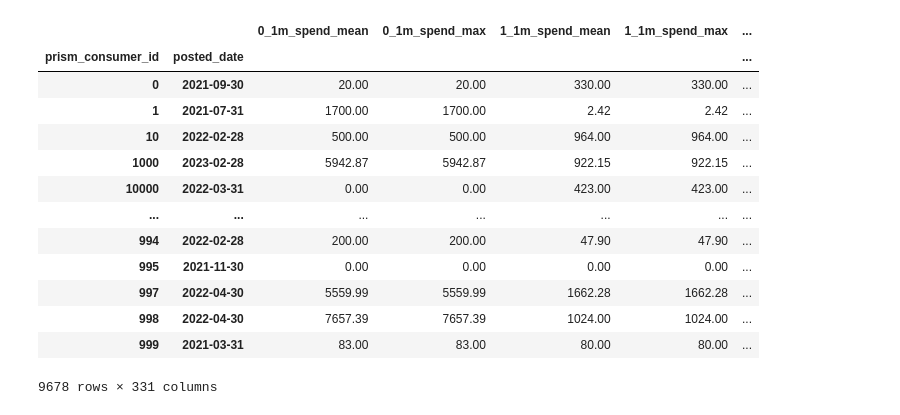
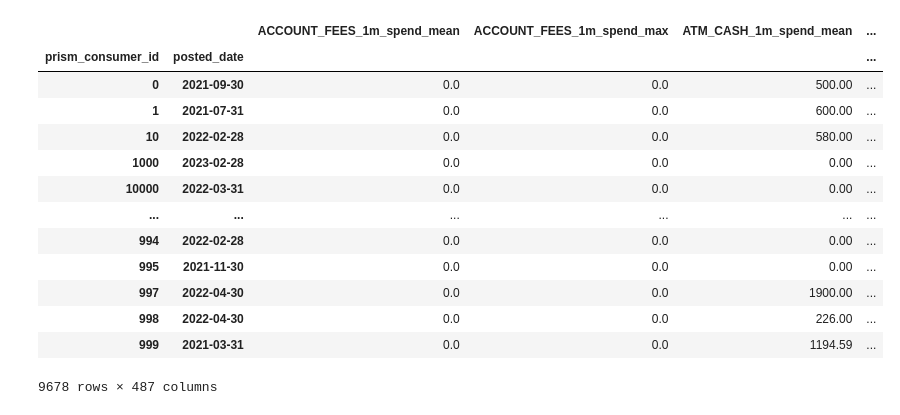
Before and after one commit to harisdsc/DSC180B, a Jupyter notebook: fitting_model.ipynb, the cells around one changed output. Cells and saved outputs as stored; diff of their text form; code cells hidden in the pictures.

```diff
--- a/fitting_model.ipynb
+++ b/fitting_model.ipynb
@@ -2,7 +2,9 @@
 import pandas as pd
 import numpy as np
 from scipy.fft import fft
+import re
 
+# 1. Load Data & Map
 catmap = pd.read_csv("data/catmap.csv")
 consDF = pd.read_parquet("data/Consumer.pqt").drop(columns=["credit_score"])
 consDF = consDF.dropna(subset=['DQ_TARGET'])
@@ -13,6 +15,7 @@ trxnDF = pd.read_parquet("data/Transaction.pqt").drop_duplicates()
 acctDF['balance_date'] = pd.to_datetime(acctDF['balance_date'])
 trxnDF['posted_date'] = pd.to_datetime(trxnDF['posted_date'])
 
+# 2. Filter Valid Consumers
 date_stats = acctDF.groupby('prism_consumer_id')['balance_date'].agg(['min', 'max'])
 valid_ids = date_stats[(date_stats['max'] - date_stats['min']).dt.days <= 2].index
 
@@ -20,6 +23,7 @@ consDF = consDF[consDF['prism_consumer_id'].isin(valid_ids)]
 acctDF = acctDF[acctDF['prism_consumer_id'].isin(valid_ids)]
 trxnDF = trxnDF[trxnDF['prism_consumer_id'].isin(valid_ids)]
 
+# 3. Transaction Processing
 trxnDF['signed_amount'] = np.where(
     trxnDF['credit_or_debit'] == 'DEBIT',
     -trxnDF['amount'],
@@ -38,23 +42,54 @@ df_merged = df_merged.merge(anchor, on='prism_consumer_id', how='left')
 
 df_merged['running_balance'] = (df_merged['raw_cumsum'] - df_merged['cumsum_at_snapshot']) + df_merged['snapshot_balance']
 
+# 4. Merge Category Names (Handling ID vs Name)
+# Assumes catmap has columns like ['category_id', 'category']
+df_merged = df_merged.merge(catmap, left_on='category', right_on="category_id", how='left').drop(columns=["category_x"])
+df_merged['category'] = df_merged['category_y'] # 'category' is now the Name
+
 history_df = df_merged[[
     'prism_consumer_id',
     'posted_date',
-    'category',
+    'category_id',     # ID (for masking)
+    'category',        # Name (for features)
     'amount',
     'signed_amount',
     'credit_or_debit',
     'running_balance'
 ]].merge(consDF[['prism_consumer_id', 'DQ_TARGET']], on='prism_consumer_id', how='inner')
 
-spend_df = history_df[history_df['credit_or_debit'] == 'DEBIT']
+spend_df = history_df[history_df['credit_or_debit'] == 'DEBIT'].copy()
+
+# 5. Seasonal Features (Using Names)
+def get_seasons(m):
+    seasons = []
+    if m in [11, 12, 1, 2]: seasons.append('Winter')
+    if m in [3, 4, 5]:      seasons.append('Spring')
+    if m in [6, 7, 8, 9]:   seasons.append('Summer')
+    if m in [9, 10, 11]:    seasons.append('Fall')
+    return seasons
+
+seasonal_data = spend_df.copy()
+seasonal_data['season_list'] = seasonal_data['posted_date'].dt.month.apply(get_seasons)
+seasonal_data = seasonal_data.explode('season_list')
+
+seasonal_features = seasonal_data.pivot_table(
+    index='prism_consumer_id',
+    columns=['season_list', 'category'], # Uses Name
+    values='amount',
+    aggfunc='sum',
+    fill_value=0
+)
+seasonal_features.columns = [f'{s}_Cat_{c}' for s, c in seasonal_features.columns]
+
+# 6. Global Stats
 raw_stats = spend_df.groupby('prism_consumer_id')['amount'].agg(['mean', 'min', 'max']).add_prefix('trans_global_spend_')
 
+# 7. Monthly Rolling (Using Names)
 monthly_baskets = spend_df.groupby([
     'prism_consumer_id',
     pd.Grouper(key='posted_date', freq='ME'),
-    'category'
+    'category' # Uses Name
 ])['amount'].sum().unstack(level='category', fill_value=0)
 
 monthly_totals = monthly_baskets.sum(axis=1).to_frame('total_spend')
@@ -72,50 +107,59 @@ for m in [1, 3, 6, 12]:
 
 final_rolling = pd.concat(rolling_dfs, axis=1)
 
+# 8. Income Features (Using ID for Safety)
 income_cols = [3, 7, 45, 49]
-income_mask = history_df['category'].isin(income_cols)
+income_mask = history_df['category_id'].isin(income_cols)
 
 monthly_income = history_df[income_mask].groupby([
     'prism_consumer_id',
     pd.Grouper(key='posted_date', freq='ME')
 ])['signed_amount'].sum()
 
 def calc_fft_features(series):
     if isinstance(series.index, pd.MultiIndex):
         series = series.droplevel(0)
     series = series.asfreq('ME', fill_value=0)
     n = len(series)
     if n < 2:
         return pd.Series([series.mean(), 0.0], index=['income_fft_dc', 'income_fft_stability'])
     y = fft(series.values)
     dc = np.abs(y[0]) / n
     stability = np.abs(y[1]) / n
     return pd.Series([dc, stability], index=['income_fft_dc', 'income_fft_stability'])
 
 fft_features = monthly_income.groupby('prism_consumer_id').apply(calc_fft_features).unstack()
 
 targets = history_df[['prism_consumer_id', 'DQ_TARGET']].drop_duplicates().set_index('prism_consumer_id')
 final_rolling['income_data_missing'] = fft_features['income_fft_dc'].isna().astype(int)
 
+# 9. Final Merge
 final_product = (final_rolling
                  .join(raw_stats, how='left')
                  .join(fft_features, how='left')
+                 .join(seasonal_features, how='left')
                  .join(targets, how='inner')
                  .fillna(0))
 
+# 10. SANITIZATION: Clean Column Names for XGBoost
+# Replaces "Food & Dining" with "Food___Dining" and removes spaces
+final_product.columns = [
+    re.sub(r'[^a-zA-Z0-9_]', '_', str(col)) for col in final_product.columns
+]
+
 final_product
 # %% [output]
-|  |  | 0_1m_spend_mean | 0_1m_spend_max | 1_1m_spend_mean | 1_1m_spend_max | ... |
-| prism_consumer_id | posted_date |  |  |  |  | ... |
-| 0 | 2021-09-30 | 20.00 | 20.00 | 330.00 | 330.00 | ... |
-| 1 | 2021-07-31 | 1700.00 | 1700.00 | 2.42 | 2.42 | ... |
-| 10 | 2022-02-28 | 500.00 | 500.00 | 964.00 | 964.00 | ... |
-| 1000 | 2023-02-28 | 5942.87 | 5942.87 | 922.15 | 922.15 | ... |
-| 10000 | 2022-03-31 | 0.00 | 0.00 | 423.00 | 423.00 | ... |
-| ... | ... | ... | ... | ... | ... | ... |
-| 994 | 2022-02-28 | 200.00 | 200.00 | 47.90 | 47.90 | ... |
-| 995 | 2021-11-30 | 0.00 | 0.00 | 0.00 | 0.00 | ... |
-| 997 | 2022-04-30 | 5559.99 | 5559.99 | 1662.28 | 1662.28 | ... |
-| 998 | 2022-04-30 | 7657.39 | 7657.39 | 1024.00 | 1024.00 | ... |
-| 999 | 2021-03-31 | 83.00 | 83.00 | 80.00 | 80.00 | ... |
+|  |  | ACCOUNT_FEES_1m_spend_mean | ACCOUNT_FEES_1m_spend_max | ATM_CASH_1m_spend_mean | ... |
+| prism_consumer_id | posted_date |  |  |  | ... |
+| 0 | 2021-09-30 | 0.0 | 0.0 | 500.00 | ... |
+| 1 | 2021-07-31 | 0.0 | 0.0 | 600.00 | ... |
+| 10 | 2022-02-28 | 0.0 | 0.0 | 580.00 | ... |
+| 1000 | 2023-02-28 | 0.0 | 0.0 | 0.00 | ... |
+| 10000 | 2022-03-31 | 0.0 | 0.0 | 0.00 | ... |
+| ... | ... | ... | ... | ... | ... |
+| 994 | 2022-02-28 | 0.0 | 0.0 | 0.00 | ... |
+| 995 | 2021-11-30 | 0.0 | 0.0 | 0.00 | ... |
+| 997 | 2022-04-30 | 0.0 | 0.0 | 1900.00 | ... |
+| 998 | 2022-04-30 | 0.0 | 0.0 | 226.00 | ... |
+| 999 | 2021-03-31 | 0.0 | 0.0 | 1194.59 | ... |
-9678 rows × 331 columns
+9678 rows × 487 columns
```
Also changed, not shown: parts of 21 cells of this notebook, 1 other file.
